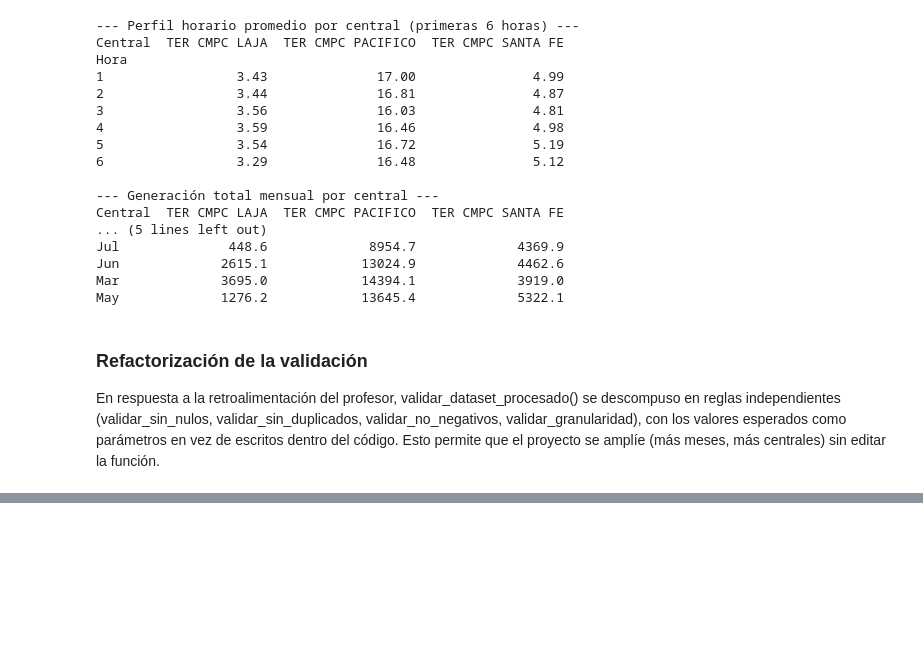
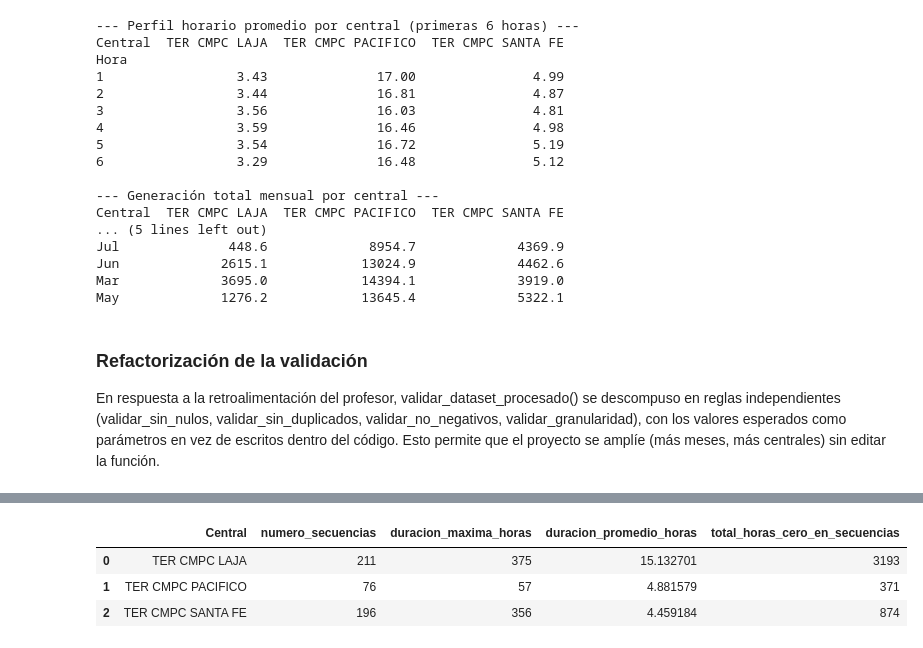
Before and after one commit to vedurancisterna-alt/Grupo-2-Sumativa-1-, a Jupyter notebook: F3/F3_nucleo_algoritmico.ipynb, the cells around one changed output, grey strips where cells are left out. Drawn from its saved outputs; the diff is of its cells as text; code cells hidden in the pictures; blank space fills up the shorter version.

```diff
--- a/F3/F3_nucleo_algoritmico.ipynb
+++ b/F3/F3_nucleo_algoritmico.ipynb
@@ -178,0 +279,10 @@ Granularidad OK, combinaciones: 729
+# %%
+# Análisis de secuencias de 0 MWh en las tres centrales
+resumen_secuencias = analizar_secuencias_por_central(datos_finales)
+
+resumen_secuencias
+# %% [output]
+|  | Central | numero_secuencias | duracion_maxima_horas | duracion_promedio_horas | total_horas_cero_en_secuencias |
+| 0 | TER CMPC LAJA | 211 | 375 | 15.132701 | 3193 |
+| 1 | TER CMPC PACIFICO | 76 | 57 | 4.881579 | 371 |
+| 2 | TER CMPC SANTA FE | 196 | 356 | 4.459184 | 874 |
```
Also changed, not shown: parts of 24 cells of this notebook.
